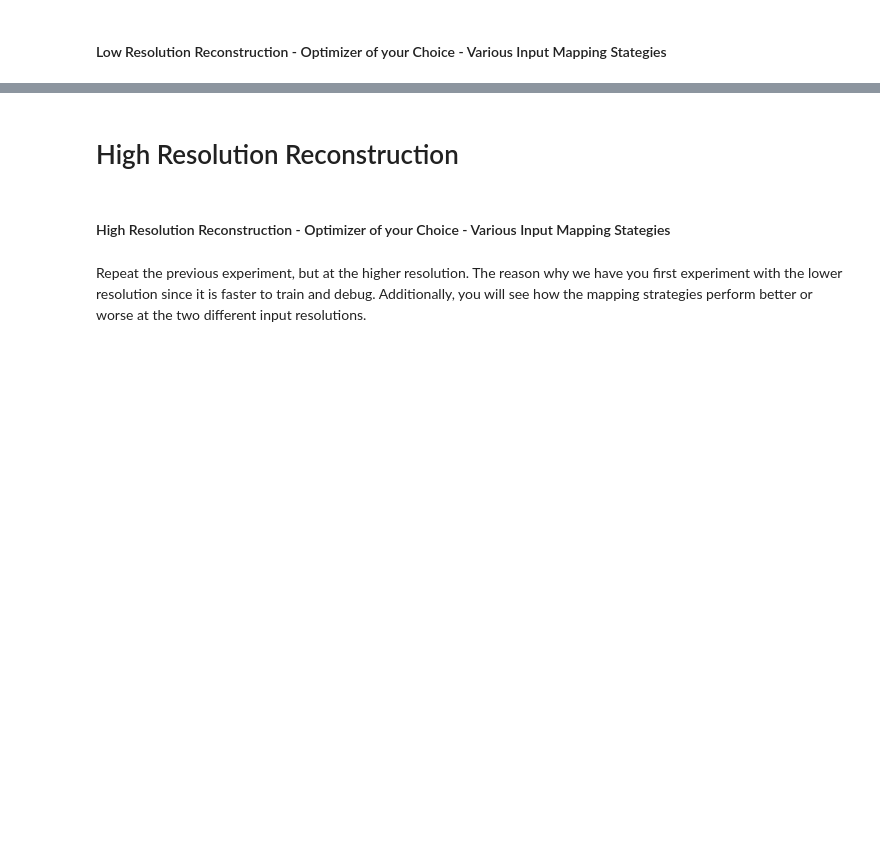
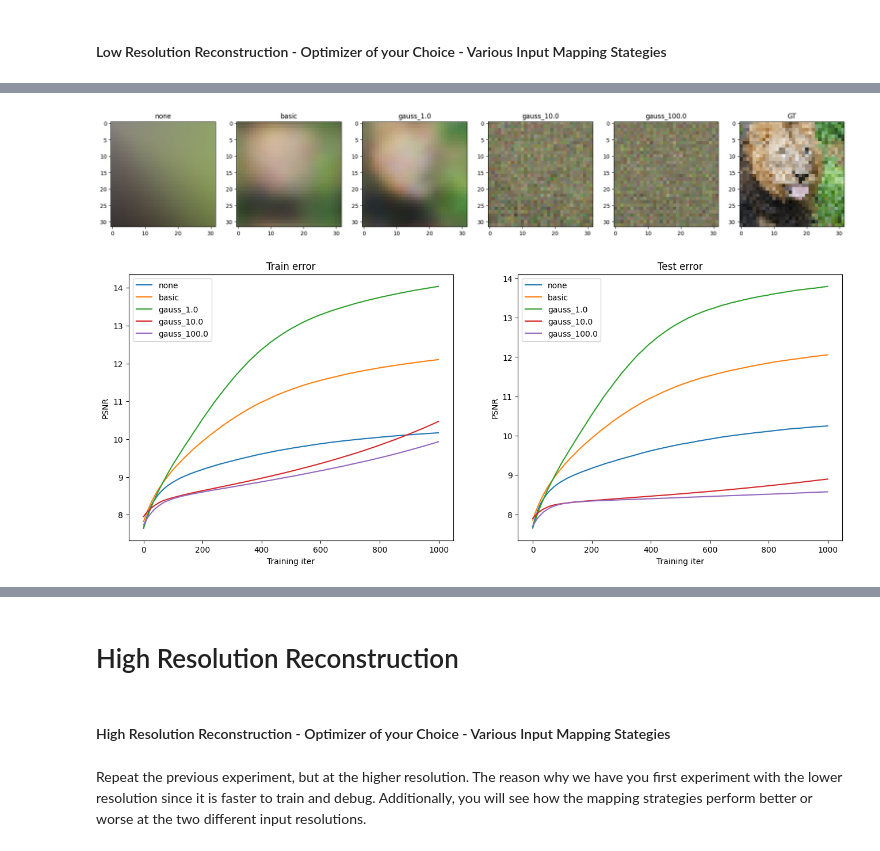
Before and after one commit to KaiwenJon/Deep-Learning-for-CV, a Jupyter notebook: spring2023/MP2/assignment2/assignment2/neural_network.ipynb, the cells around one changed output, grey strips where cells are left out. Saved outputs shown, nothing was run; the diff lists cells and outputs as text; code cells hidden in the pictures; blank space fills up the shorter version.

Commit message:
complete all experiments!

```diff
--- a/spring2023/MP2/assignment2/assignment2/neural_network.ipynb
+++ b/spring2023/MP2/assignment2/assignment2/neural_network.ipynb
@@ -395,20 +446,38 @@ ValueError: num must be 1 <= num <= 8, not 9
 # %% [markdown]
 #### Low Resolution Reconstruction - Optimizer of your Choice - Various Input Mapping Stategies
 # %%
-def train_wrapper(mapping, size, opt):
-  # TODO implement
-  # makes it easy to run all your mapping experiments in a for loop
-  # this will similar to what you did previously in the last two sections
+def train_wrapper(train_data, test_data, B_dict, mapping, size, opt):
+    # TODO implement
+    # makes it easy to run all your mapping experiments in a for loop
+    # this will similar to what you did previously in the last two sections
+    X_train, y_train, X_test, y_test = get_input_features(train_data, test_data, B_dict, mapping=mapping)
 
-  return {
+    input_size = X_train.shape[1]
+    # run NN experiment on input features
+    # TODO implement by using the NN_experiment() helper function
+    net, train_psnr, test_psnr, train_loss, predicted_images = NN_experiment(X_train, y_train, X_test, y_test,
+                                                                            input_size=input_size,
+                                                                            num_layers=4,
+                                                                            hidden_size=256,
+                                                                            output_size=3,
+                                                                            epochs=1000,
+                                                                            learning_rate=0.001,
+                                                                            batch_size=50,
+                                                                            opt=opt)
+
+    return {
       'net': net,
-      'train_psnrs': train_psnrs,
-      'test_psnrs': test_psnrs,
+      'train_psnr': train_psnr,
+      'test_psnr': test_psnr,
       'train_loss': train_loss,
       'pred_imgs': predicted_images
-  }
+    }
 # %%
 outputs = {}
+size = 32
+train_data, test_data = get_image(size)
+B_dict = get_B_dict()
+opt = "SGD"
 for k in tqdm(B_dict):
-  print("training", k)
-  outputs[k] = train_wrapper(k, size, opt)
+    print("\n========== training", k)
+    outputs[k] = train_wrapper(train_data, test_data, B_dict, k, size, opt)
@@ -414,0 +575,7 @@ for k in tqdm(B_dict):
+# %%
+_, _, _, y_test = get_input_features(train_data, test_data, B_dict, mapping="none")
+# if you did everything correctly so far, this should output a nice figure you can use in your report
+plot_feature_mapping_comparison(outputs, y_test.reshape(size,size,3))
+# %% [output]
+[figure, added]
+[figure, added]
```
Also changed, not shown: parts of 18 cells of this notebook.
